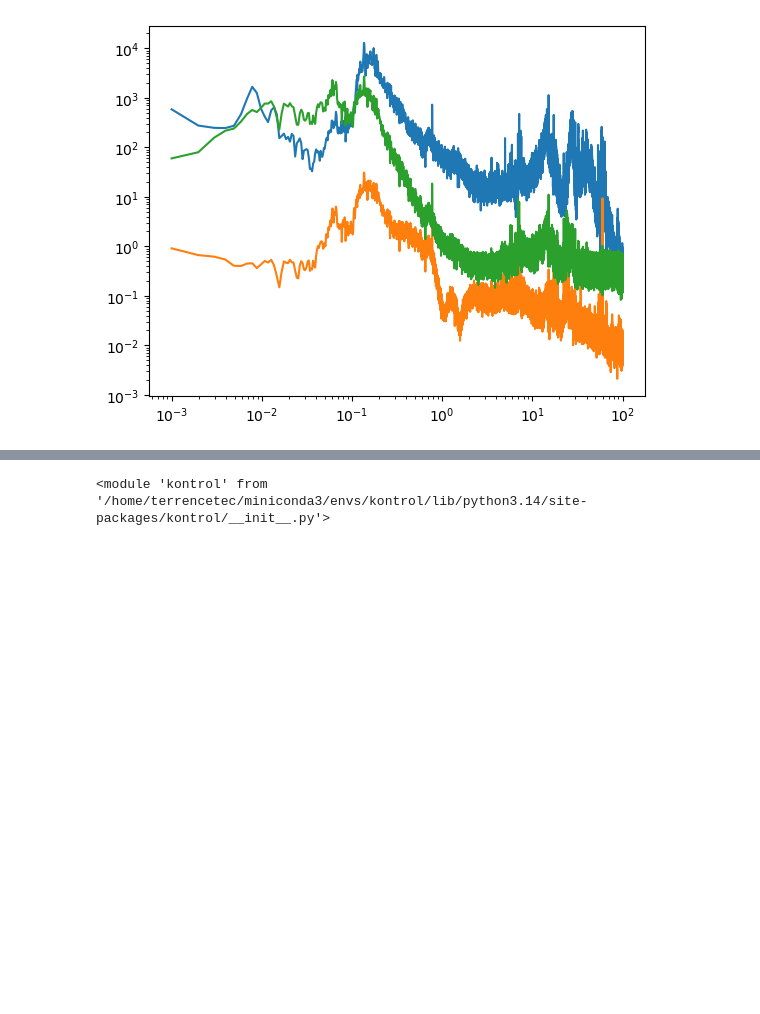
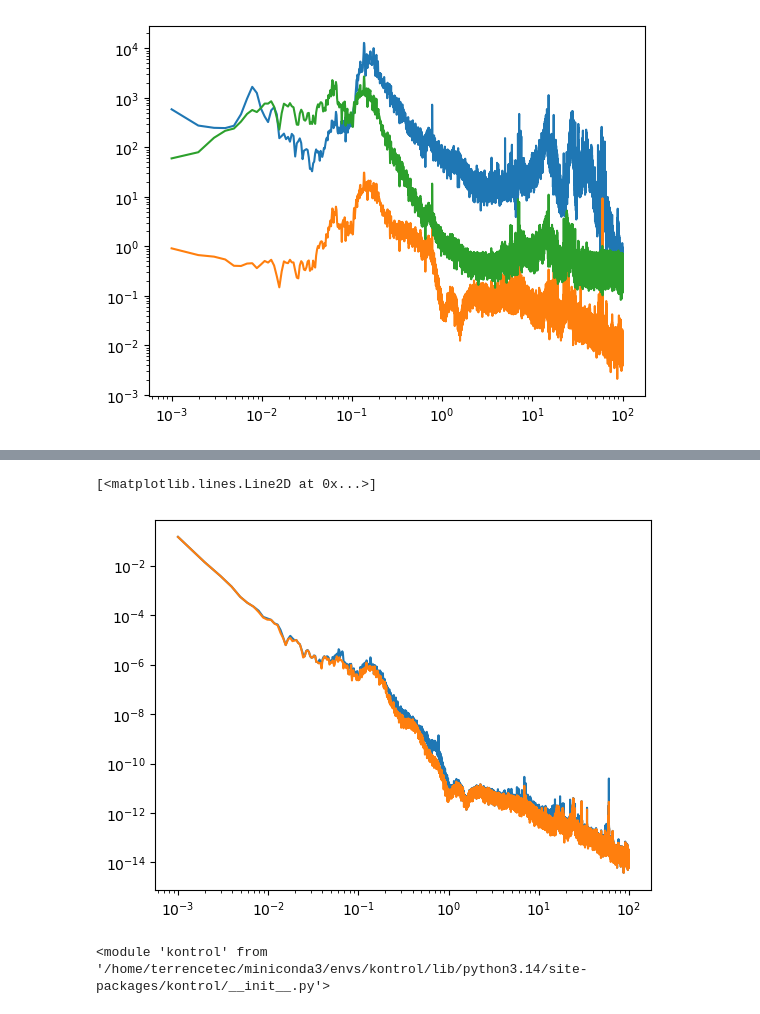
Before and after one commit to terrencetec/seibot, a Jupyter notebook: filter_design/demo/demo.ipynb, the cells around one changed output, grey strips where cells are left out. Saved outputs shown, nothing was run; the diff lists cells and outputs as text; code cells hidden in the pictures; blank space fills up the shorter version.

```diff
--- a/filter_design/demo/demo.ipynb
+++ b/filter_design/demo/demo.ipynb
@@ -38,5 +39,9 @@ asd_sts = asd_sts * abs(sts_cal(1j*2*np.pi*f))
 asd_gs13 = asd_gs13 * abs(gs13_cal(1j*2*np.pi*f))
 asd_cps = asd_cps * cps_cal
 # %%
+# Coherence subtraction
+
 n_sts = (asd_sts**2 * (1-coh_sts_l4c**.5))**.5
 n_sts_ = n_sts.copy()
+
+n_gs13 = (asd_gs13**2 * (1-coh_gs13_sts**2))**.5
@@ -43,3 +53,11 @@ n_sts_ = n_sts.copy()
+# %%
+# plt.loglog(f, n_sts)
+plt.loglog(f, asd_gs13)
+plt.loglog(f, n_gs13)
+# plt.loglog(f, asd_cps)
+# %% [output]
+[<matplotlib.lines.Line2D at 0x...>]
+[figure, added]
 # %%
 xg = asd_sts.copy()
 
```
Also changed, not shown: parts of 3 cells of this notebook.
